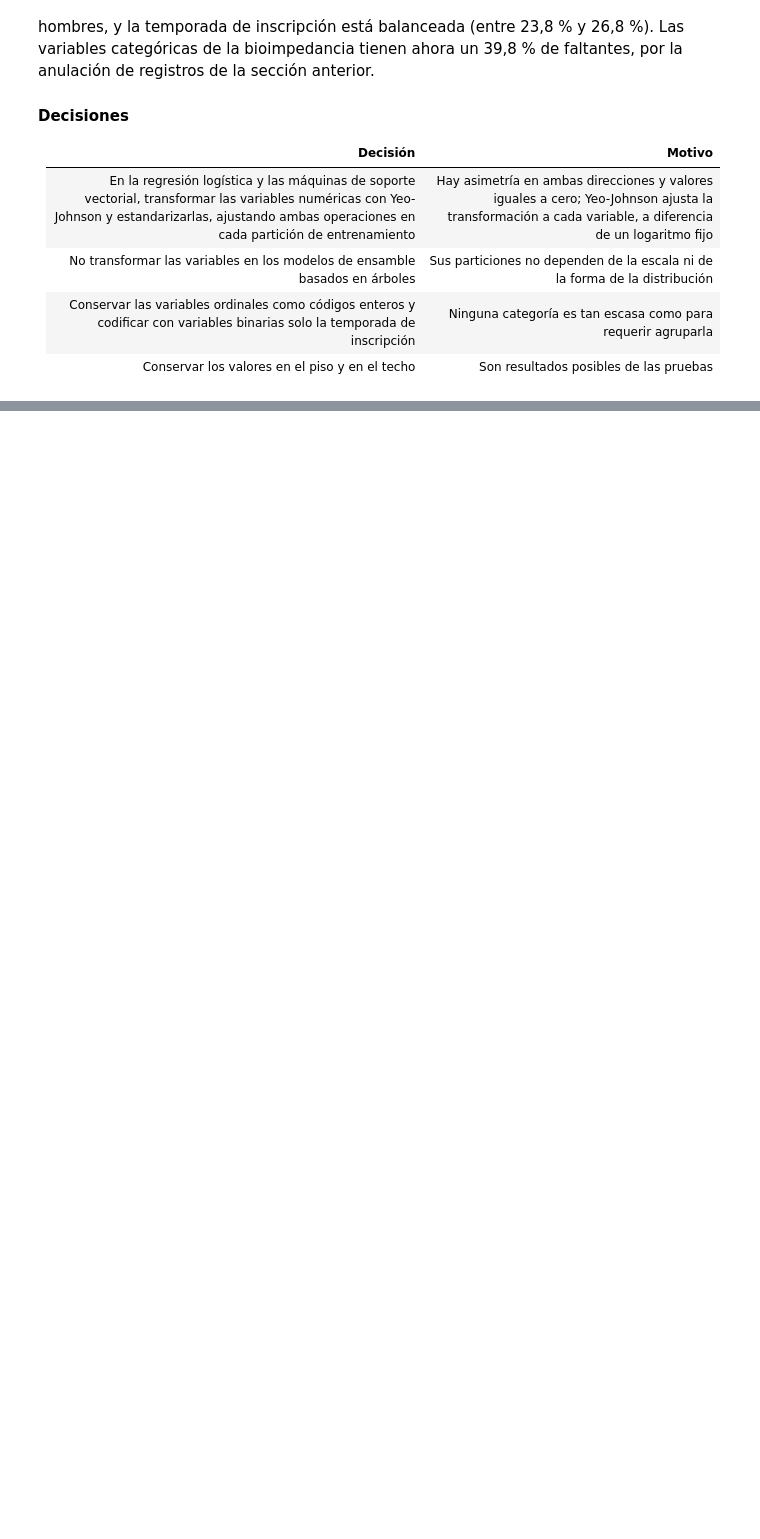
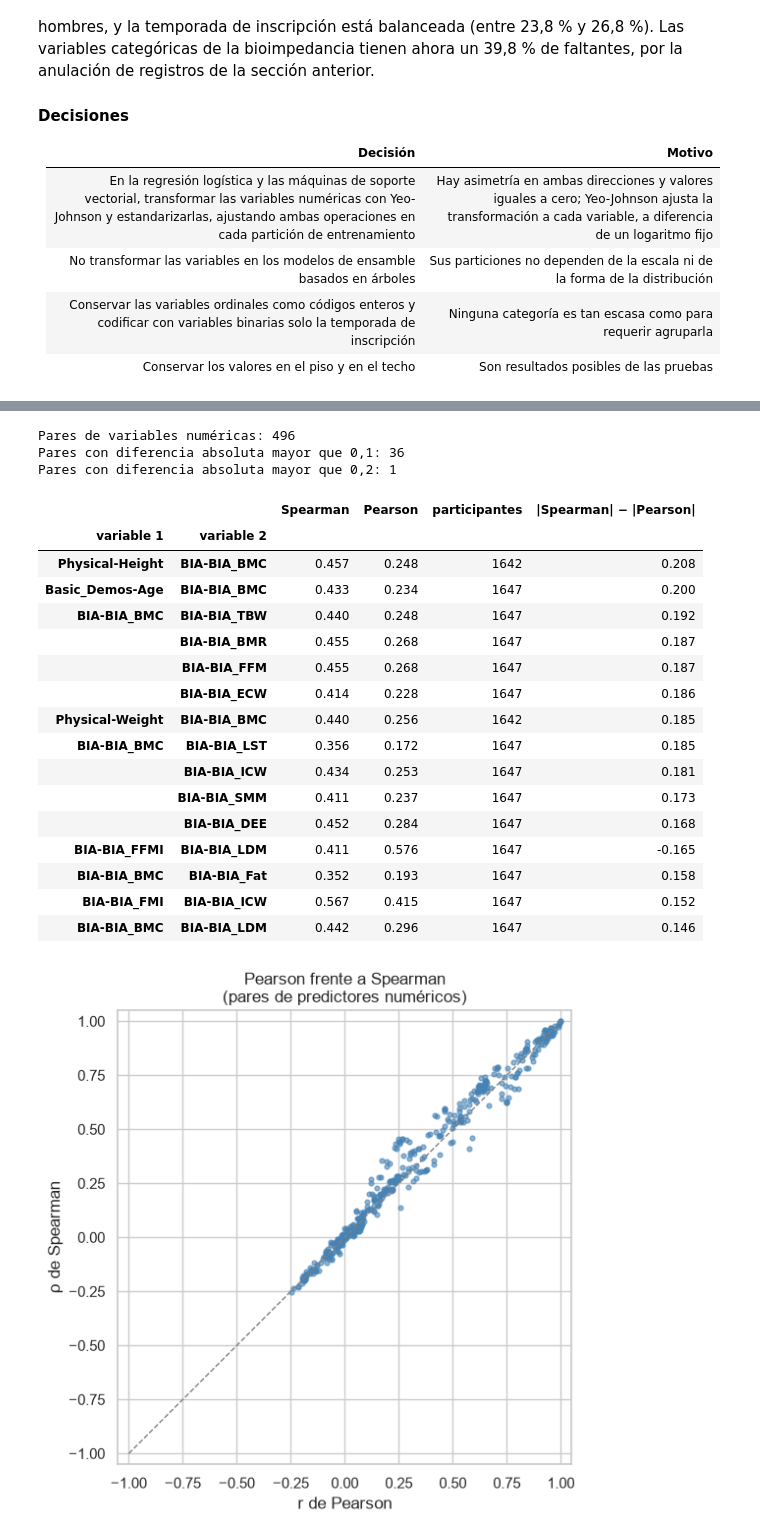
Before and after one commit to juanestebancg2806/piu-severity-prediction, a Jupyter notebook: notebooks/01_eda.ipynb, the cells around one changed output, grey strips where cells are left out. Cells and saved outputs as stored; diff of their text form; code cells hidden in the pictures; blank space fills up the shorter version.

```diff
--- a/notebooks/01_eda.ipynb
+++ b/notebooks/01_eda.ipynb
@@ -1918,0 +2080,16 @@ Ninguna categoría es tan escasa como para requerir agruparla con otra. Las meno
+# %%
+pares = pd.concat(
+    [
+        a_pares(spearman, "Spearman"),
+        a_pares(pearson, "Pearson"),
+        participantes_por_par,
+    ],
+    axis="columns",
+)
+
+pares_redundantes = pares[pares["Spearman"].abs() >= UMBRAL_REDUNDANCIA].sort_values(
+    "Spearman", key=abs, ascending=False
+)
+
+print(f"Pares con |ρ de Spearman| ≥ {UMBRAL_REDUNDANCIA}: {len(pares_redundantes)}")
+pares_redundantes.round(3).astype({"participantes": int})
@@ -1918,0 +2116,51 @@ Ninguna categoría es tan escasa como para requerir agruparla con otra. Las meno
+# %%
+pares_numericos = pares.dropna(subset=["Pearson"]).copy()
+pares_numericos["|Spearman| − |Pearson|"] = (
+    pares_numericos["Spearman"].abs() - pares_numericos["Pearson"].abs()
+)
+diferencia = pares_numericos["|Spearman| − |Pearson|"]
+
+print(f"Pares de variables numéricas: {len(pares_numericos)}")
+print(f"Pares con diferencia absoluta mayor que 0,1: {(diferencia.abs() > 0.1).sum()}")
+print(f"Pares con diferencia absoluta mayor que 0,2: {(diferencia.abs() > 0.2).sum()}")
+display(
+    pares_numericos.loc[diferencia.abs().nlargest(15).index]
+    .round(3)
+    .astype({"participantes": int})
+)
+
+fig, ax = plt.subplots(figsize=(6, 6))
+ax.scatter(pares_numericos["Pearson"], pares_numericos["Spearman"], s=12, alpha=0.6, color="steelblue")
+ax.plot([-1, 1], [-1, 1], color="gray", linestyle="--", linewidth=1)
+ax.set(
+    xlabel="r de Pearson",
+    ylabel="ρ de Spearman",
+    title="Pearson frente a Spearman\n(pares de predictores numéricos)",
+    xlim=(-1.05, 1.05),
+    ylim=(-1.05, 1.05),
+)
+ax.set_aspect("equal")
+save_figure(fig, "pearson_vs_spearman", FIGURAS_EDA)
+plt.show()
+# %% [output]
+Pares de variables numéricas: 496
+Pares con diferencia absoluta mayor que 0,1: 36
+Pares con diferencia absoluta mayor que 0,2: 1
+|  |  | Spearman | Pearson | participantes | |Spearman| − |Pearson| |
+| variable 1 | variable 2 |  |  |  |  |
+| Physical-Height | BIA-BIA_BMC | 0.457 | 0.248 | 1642 | 0.208 |
+| Basic_Demos-Age | BIA-BIA_BMC | 0.433 | 0.234 | 1647 | 0.200 |
+| BIA-BIA_BMC | BIA-BIA_TBW | 0.440 | 0.248 | 1647 | 0.192 |
+|  | BIA-BIA_BMR | 0.455 | 0.268 | 1647 | 0.187 |
+|  | BIA-BIA_FFM | 0.455 | 0.268 | 1647 | 0.187 |
+|  | BIA-BIA_ECW | 0.414 | 0.228 | 1647 | 0.186 |
+| Physical-Weight | BIA-BIA_BMC | 0.440 | 0.256 | 1642 | 0.185 |
+| BIA-BIA_BMC | BIA-BIA_LST | 0.356 | 0.172 | 1647 | 0.185 |
+|  | BIA-BIA_ICW | 0.434 | 0.253 | 1647 | 0.181 |
+|  | BIA-BIA_SMM | 0.411 | 0.237 | 1647 | 0.173 |
+|  | BIA-BIA_DEE | 0.452 | 0.284 | 1647 | 0.168 |
+| BIA-BIA_FFMI | BIA-BIA_LDM | 0.411 | 0.576 | 1647 | -0.165 |
+| BIA-BIA_BMC | BIA-BIA_Fat | 0.352 | 0.193 | 1647 | 0.158 |
+| BIA-BIA_FMI | BIA-BIA_ICW | 0.567 | 0.415 | 1647 | 0.152 |
+| BIA-BIA_BMC | BIA-BIA_LDM | 0.442 | 0.296 | 1647 | 0.146 |
+[figure, added]
```
Also changed, not shown: parts of 18 cells of this notebook, 6 other files.
